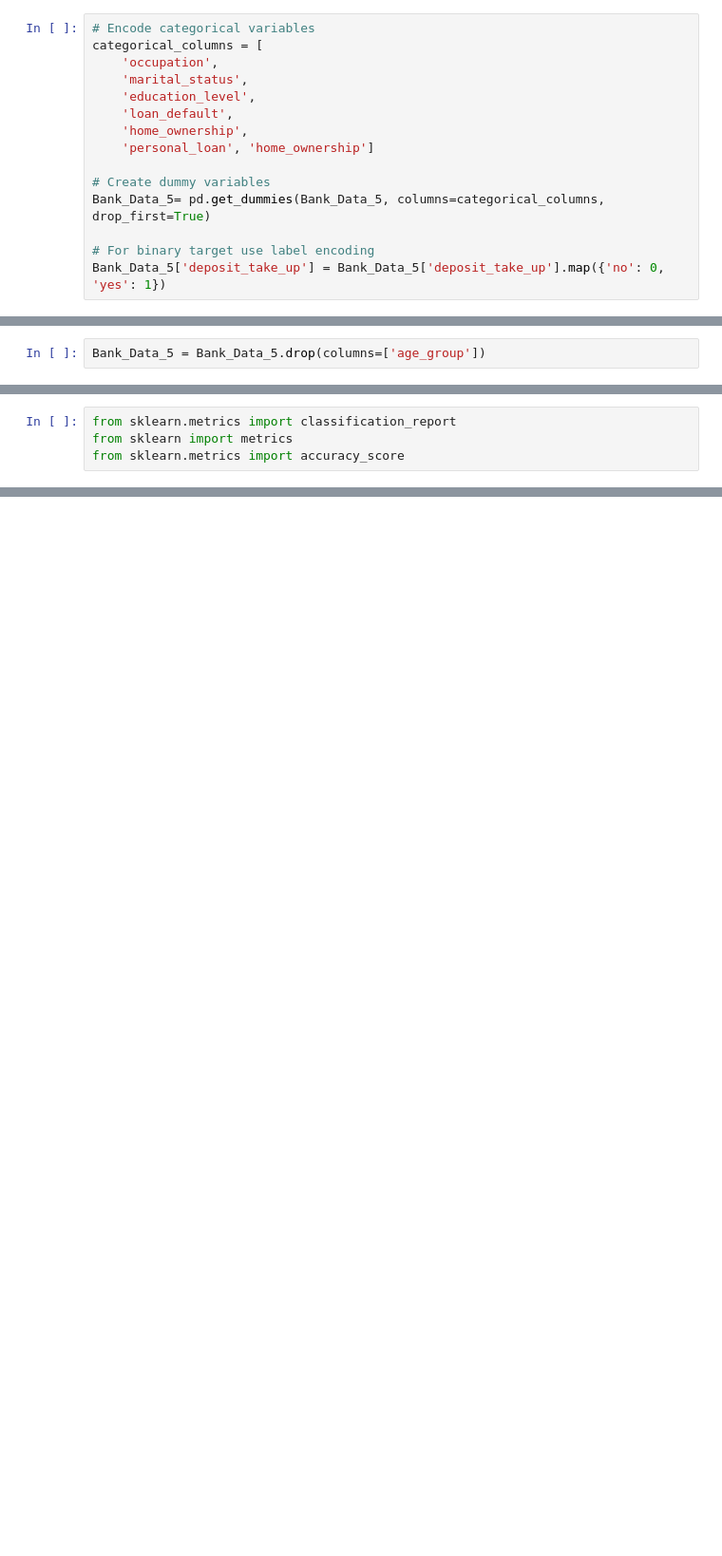
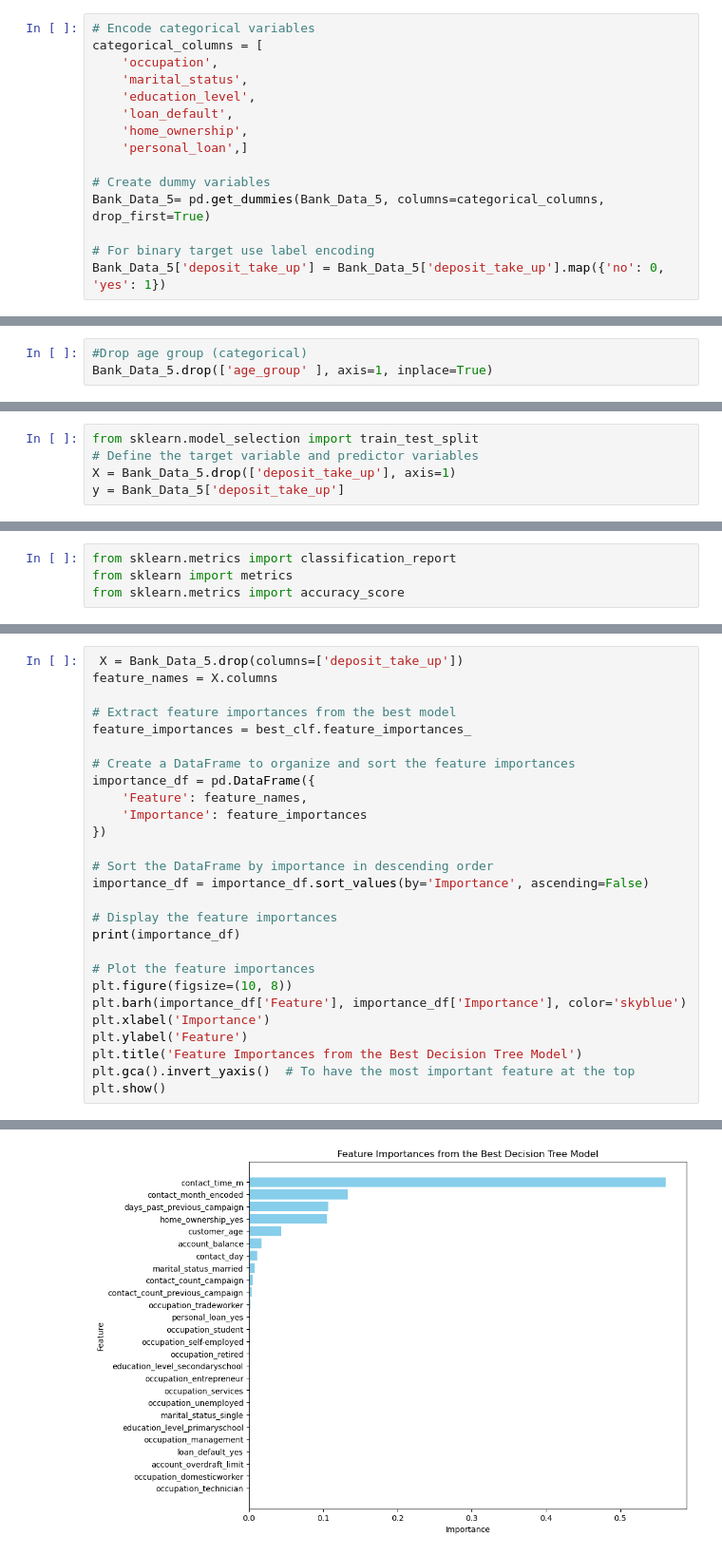
Before and after one commit to Rofhiwa33/Digital-Marketing-Project, a Jupyter notebook: model-dev.ipynb, the cells around one changed output, grey strips where cells are left out. Shown: that part at 95% size. Cells and saved outputs as stored; diff of their text form; blank space fills up the shorter version.

```diff
--- a/model-dev.ipynb
+++ b/model-dev.ipynb
@@ -523,7 +580,7 @@ categorical_columns = [
     'education_level',
     'loan_default',
     'home_ownership',
-    'personal_loan', 'home_ownership']
+    'personal_loan',]
 
 # Create dummy variables
 Bank_Data_5= pd.get_dummies(Bank_Data_5, columns=categorical_columns, drop_first=True)
@@ -565,0 +623,3 @@ Encoding the categorical variables resulted in a total of 30 features.
+# %%
+#Drop age group (categorical)
+Bank_Data_5.drop(['age_group' ], axis=1, inplace=True)
@@ -568 +650,6 @@ Encoding the categorical variables resulted in a total of 30 features.
+# %%
+from sklearn.model_selection import train_test_split
+# Define the target variable and predictor variables
+X = Bank_Data_5.drop(['deposit_take_up'], axis=1)
+y = Bank_Data_5['deposit_take_up']
 # %% [markdown]
@@ -570,2 +656,0 @@ Encoding the categorical variables resulted in a total of 30 features.
-# %%
-Bank_Data_5 = Bank_Data_5.drop(columns=['age_group'])
@@ -700,0 +848,28 @@ weighted avg       0.87      0.87      0.87     13564
+# %%
+ X = Bank_Data_5.drop(columns=['deposit_take_up'])
+feature_names = X.columns
+
+# Extract feature importances from the best model
+feature_importances = best_clf.feature_importances_
+
+# Create a DataFrame to organize and sort the feature importances
+importance_df = pd.DataFrame({
+    'Feature': feature_names,
+    'Importance': feature_importances
+})
+
+# Sort the DataFrame by importance in descending order
+importance_df = importance_df.sort_values(by='Importance', ascending=False)
+
+# Display the feature importances
+print(importance_df)
+
+# Plot the feature importances
+plt.figure(figsize=(10, 8))
+plt.barh(importance_df['Feature'], importance_df['Importance'], color='skyblue')
+plt.xlabel('Importance')
+plt.ylabel('Feature')
+plt.title('Feature Importances from the Best Decision Tree Model')
+plt.gca().invert_yaxis()  # To have the most important feature at the top
+plt.show()
+# %% [output]
@@ -700,0 +893 @@ weighted avg       0.87      0.87      0.87     13564
+[figure, added]
```
Also changed, not shown: parts of 93 cells of this notebook.
